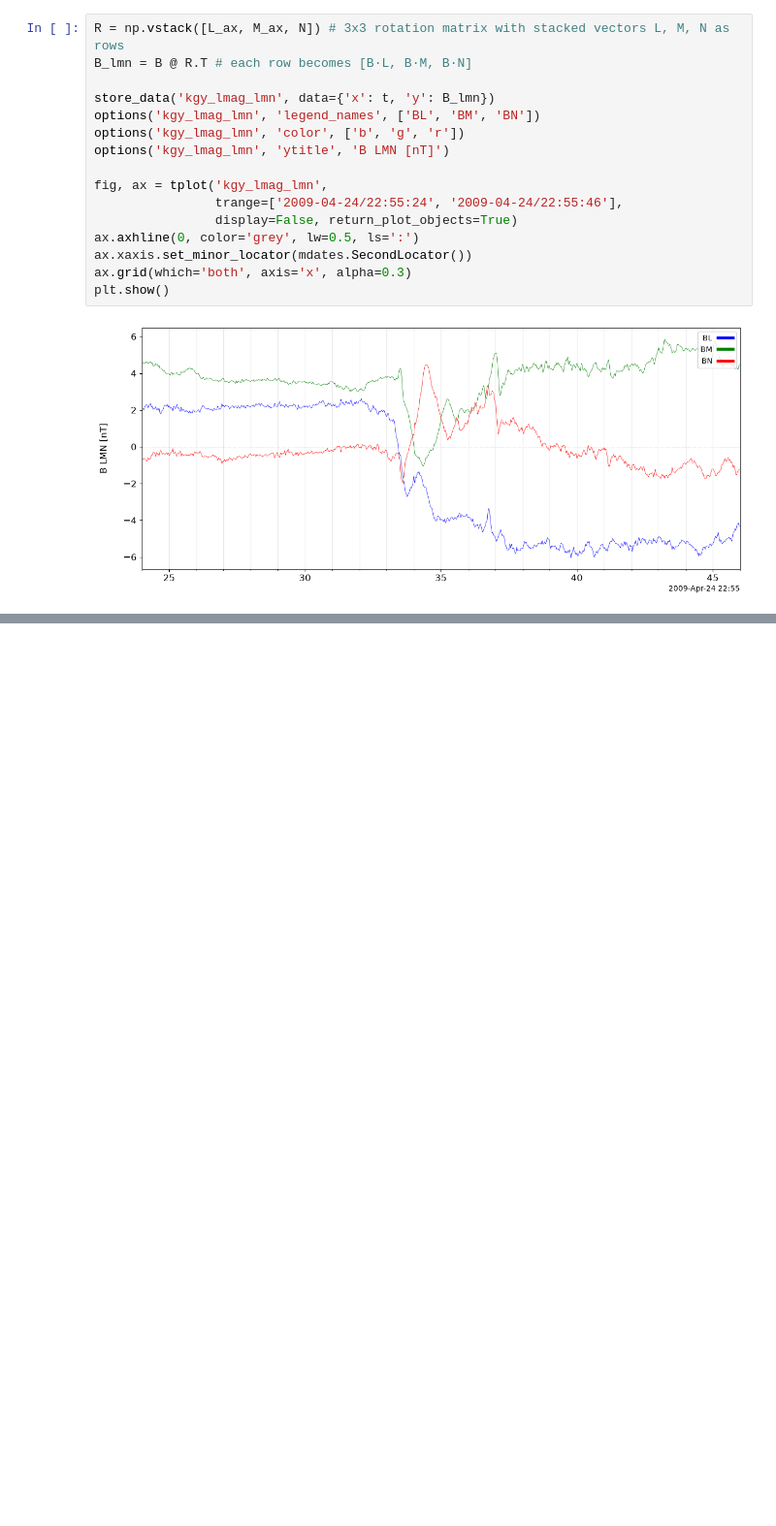
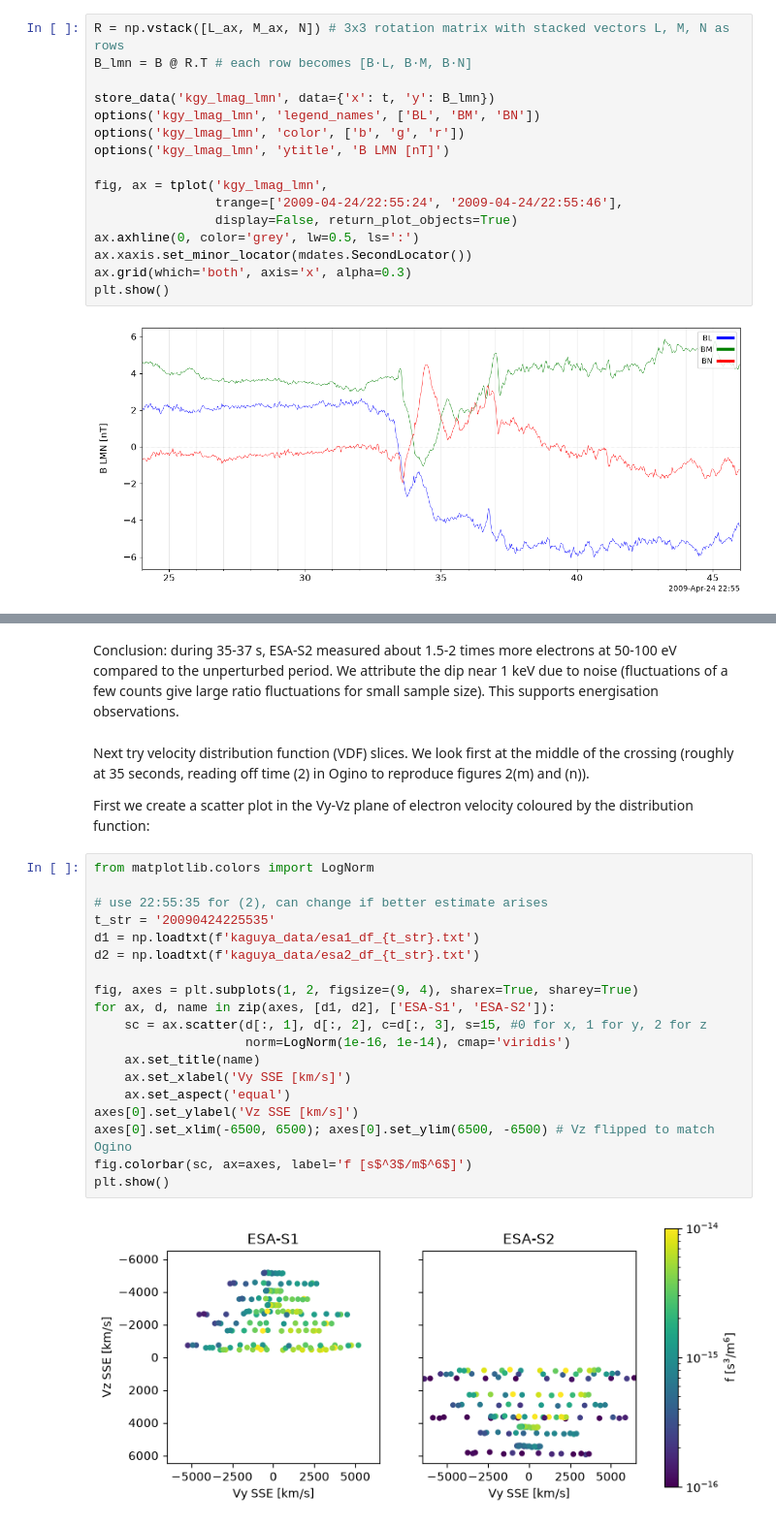
Before and after one commit to yulunwu000/artemis-lunar-plasma, a Jupyter notebook: notebooks/03_kaguya_test.ipynb, the cells around one changed output, grey strips where cells are left out. Shown at 97% size. Cells and saved outputs as stored; diff of their text form; blank space fills up the shorter version.

```diff
--- a/notebooks/03_kaguya_test.ipynb
+++ b/notebooks/03_kaguya_test.ipynb
@@ -230,0 +285,27 @@ plt.show()
+# %% [markdown]
+Conclusion: during 35-37 s, ESA-S2 measured about 1.5-2 times more electrons at 50-100 eV compared to the unperturbed period. We attribute the dip near 1 keV due to noise (fluctuations of a few counts give large ratio fluctuations for small sample size). This supports energisation observations.
+# %% [markdown]
+Next try velocity distribution function (VDF) slices. We look first at the middle of the crossing (roughly at 35 seconds, reading off time (2) in Ogino to reproduce figures 2(m) and (n)).
+
+First we create a scatter plot in the Vy-Vz plane of electron velocity coloured by the distribution function:
+# %%
+from matplotlib.colors import LogNorm
+
+# use 22:55:35 for (2), can change if better estimate arises
+t_str = '20090424225535'
+d1 = np.loadtxt(f'kaguya_data/esa1_df_{t_str}.txt')
+d2 = np.loadtxt(f'kaguya_data/esa2_df_{t_str}.txt')
+
+fig, axes = plt.subplots(1, 2, figsize=(9, 4), sharex=True, sharey=True)
+for ax, d, name in zip(axes, [d1, d2], ['ESA-S1', 'ESA-S2']):
+    sc = ax.scatter(d[:, 1], d[:, 2], c=d[:, 3], s=15, #0 for x, 1 for y, 2 for z
+                    norm=LogNorm(1e-16, 1e-14), cmap='viridis')
+    ax.set_title(name)
+    ax.set_xlabel('Vy SSE [km/s]')
+    ax.set_aspect('equal')
+axes[0].set_ylabel('Vz SSE [km/s]')
+axes[0].set_xlim(-6500, 6500); axes[0].set_ylim(6500, -6500) # Vz flipped to match Ogino
+fig.colorbar(sc, ax=axes, label='f [s$^3$/m$^6$]')
+plt.show()
+# %% [output]
+[figure, added]
```
Also changed, not shown: parts of 14 cells of this notebook.
